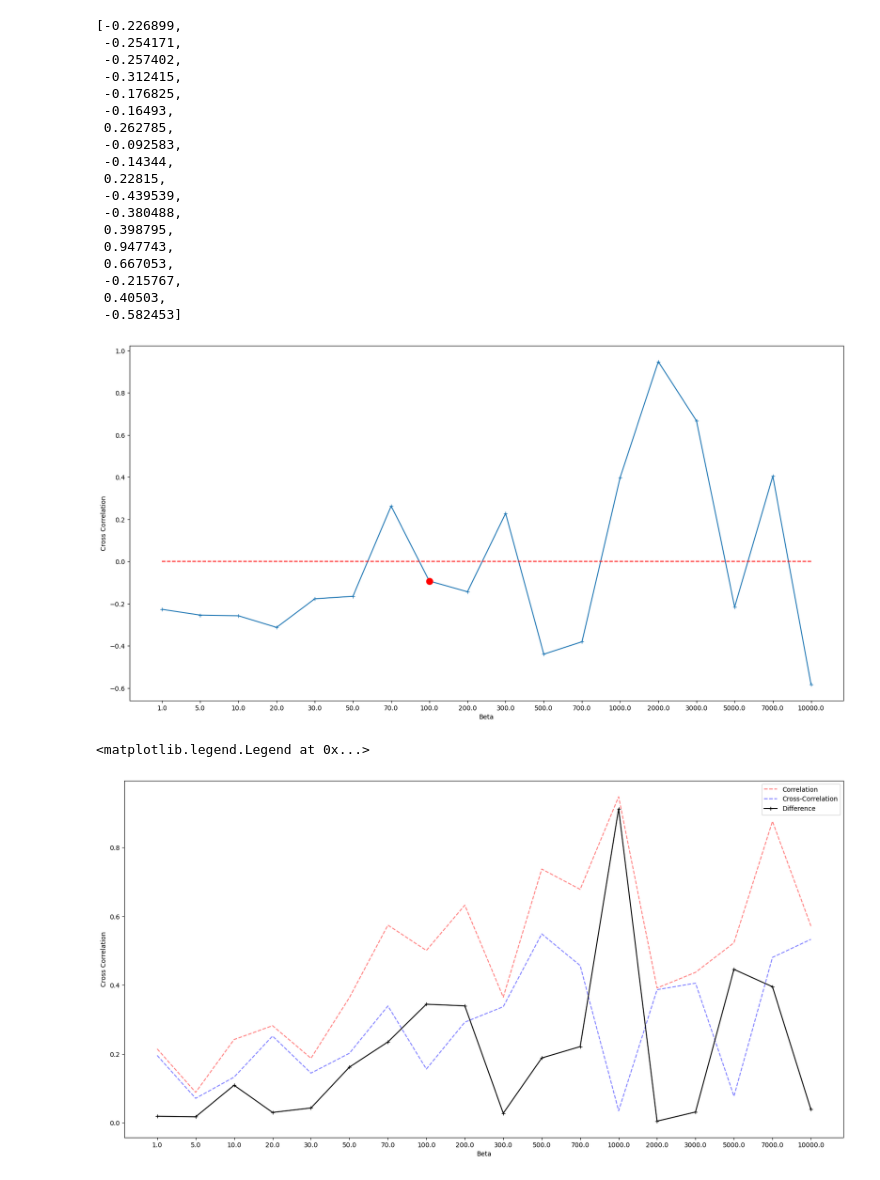
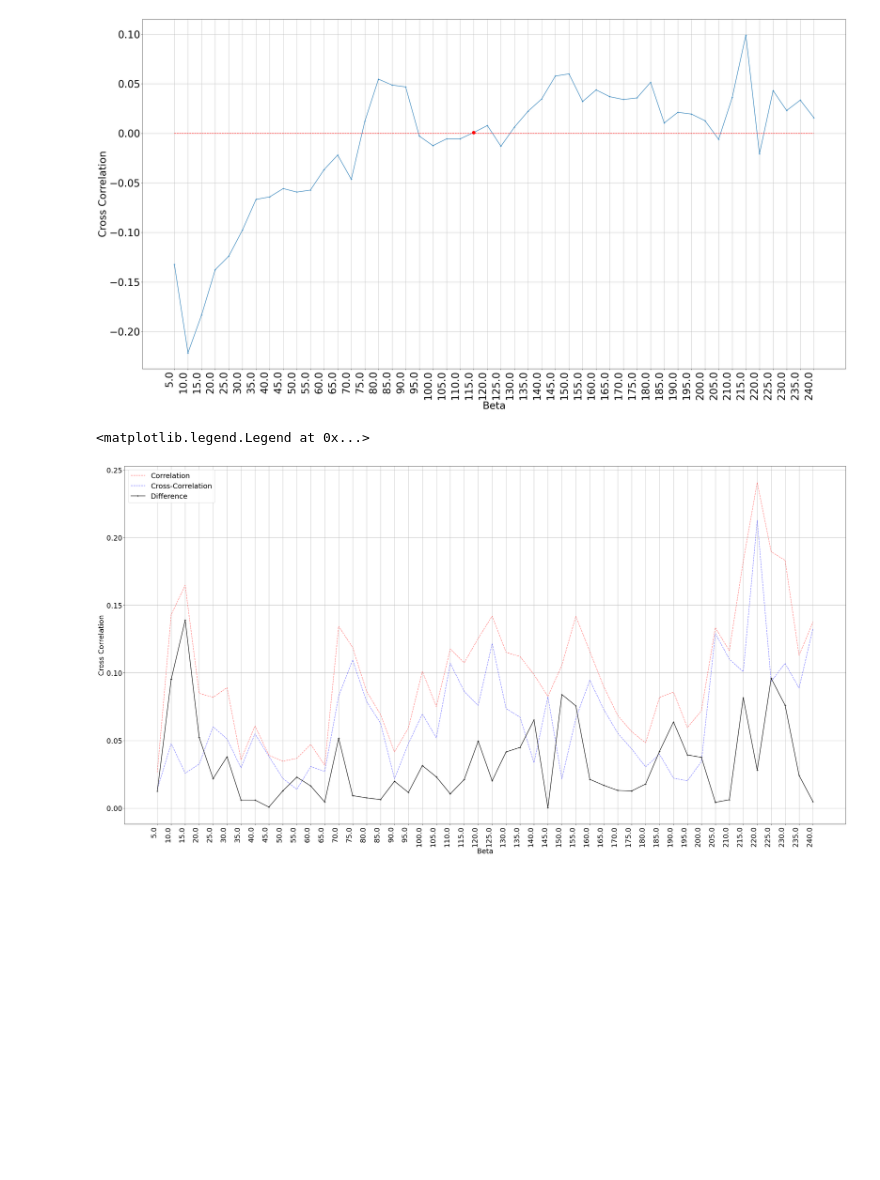
Before and after one commit to goharalisiddiqui/collective-encoder, a Jupyter notebook: analysis.ipynb, the cells around one changed output. Drawn from its saved outputs; the diff is of its cells as text; code cells hidden in the pictures; blank space fills up the shorter version.

```diff
--- a/analysis.ipynb
+++ b/analysis.ipynb
@@ -50,42 +95,40 @@ def get_labels_cross_correlation(folder):
 # %%
-plt.rcParams["figure.figsize"] = (20,10)
-folder = os.path.join(os.getcwd() +'/beta_search_500_elbo')
-correlations = get_cross_correlation(folder)
-betas = get_betas(folder)
-plt.plot(betas,correlations, '+-')
+plt.rcParams["figure.figsize"] = (40,20)
+plt.rcParams.update({'font.size': 32})
+plt.xticks(rotation=90, ha='right')
+folder = os.path.join(os.getcwd() +'/saved_runs/beta_search_500_elbo_2/')
+all_corrs = get_correlations(folder)
+all_betas = get_betas(folder)
+correlations = []
+betas = []
+label_corrs = []
+keylists = list(map(int, all_corrs.keys()))
+keylists.sort()
+keylists = list(map(str, keylists))[:50]
+for run in keylists:
+    if len(all_corrs[run]) > 0:
+        correlations.append(all_corrs[run][-1].iloc[0,1])
+        betas.append(all_betas[run])
+        label_corrs.append([all_corrs[run][-1].iloc[0,2], all_corrs[run][-1].iloc[0,3], all_corrs[run][-1].iloc[1,2], all_corrs[run][-1].iloc[1,3]])
+plt.plot(betas, correlations, '+-')
 minarg = np.argmin(np.abs([f if not math.isnan(f) else 1 for f in correlations]))
 plt.plot(betas[minarg],correlations[minarg], 'ro', markersize=10)
 plt.plot(betas,[0] * len(betas),'--', color='red')
 plt.xlabel('Beta')
 plt.ylabel('Cross Correlation')
-correlations
+plt.grid()
+
+# correlations
 # %% [output]
-[-0.226899,
- -0.254171,
- -0.257402,
- -0.312415,
- -0.176825,
- -0.16493,
- 0.262785,
- -0.092583,
- -0.14344,
- 0.22815,
- -0.439539,
- -0.380488,
- 0.398795,
- 0.947743,
- 0.667053,
- -0.215767,
- 0.40503,
- -0.582453]
-[figure, old version]
+[figure, new version]
 # %%
 plt.close()
-plt.rcParams["figure.figsize"] = (20,10)
-labels_correlations = get_labels_cross_correlation(folder)
+plt.rcParams["figure.figsize"] = (40,20)
+plt.rcParams.update({'font.size': 22})
+plt.xticks(rotation=90, ha='right')
 corr = []
 cross = []
-for values in labels_correlations:
+for values in label_corrs:
     if True in [math.isnan(val) for val in values]:
         corr.append(float('nan'))
         cross.append(float('nan'))
@@ -100,7 +143,8 @@ plt.plot(betas,cross, 'b--', label='Cross-Correlation', alpha=0.5)
 plt.plot(betas,diff, '+-', color='black', label='Difference')
 plt.xlabel('Beta')
 plt.ylabel('Cross Correlation')
+plt.grid()
 plt.legend()
 # %% [output]
 <matplotlib.legend.Legend at 0x...>
-[figure, old version]
+[figure, new version]
```
Also changed, not shown: parts of 2 cells of this notebook, 6 other files.
